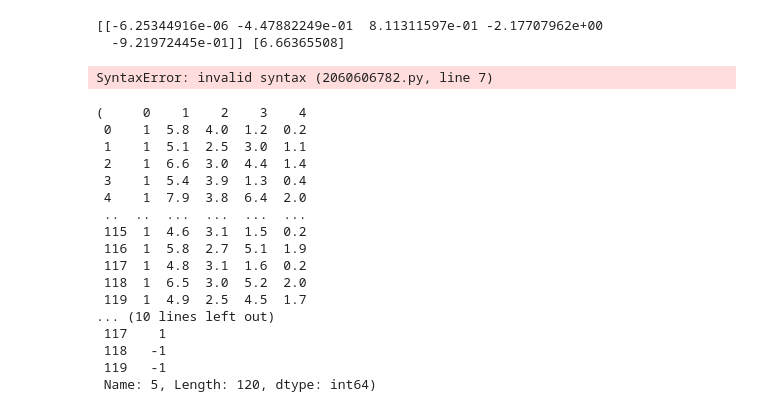
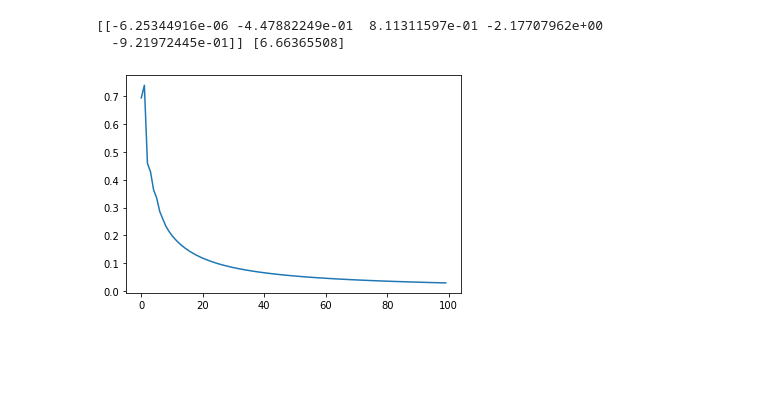
Before and after one commit to willychangx/binary-classification-regression, a Jupyter notebook: Coding Problems.ipynb, the cells around one changed output. Saved outputs shown, nothing was run; the diff lists cells and outputs as text; code cells hidden in the pictures; blank space fills up the shorter version.

```diff
--- a/Coding Problems.ipynb
+++ b/Coding Problems.ipynb
@@ -303,10 +305,10 @@ df = pd.read_csv("iris.data.txt", header=None, sep=",")
 df[4] = df[4].apply(lambda x: redefine_class(x))
 df.insert(0, 'bias', 1)
 df = df.rename(columns={'bias': 0, 0: 1, 1: 2, 2: 3, 3: 4, 4: 5})
-print(df)
+
 training_set = df.sample(frac=0.8, random_state=1).reset_index()
 training_set.pop('index')
-train_X, train_Y = training_set.loc[:,1:4], training_set.loc[:,5]
+train_X, train_Y = training_set.loc[:,0:4], training_set.loc[:,5]
 testing_set = df.copy().drop(training_set.index).reset_index()
 testing_set.pop('index')
-test_X, test_Y = testing_set.loc[:,1:4], testing_set.loc[:,5]
+test_X, test_Y = testing_set.loc[:,0:4], testing_set.loc[:,5]
@@ -342,12 +329,23 @@ print(clf.coef_, clf.intercept_)
 [[-6.25344916e-06 -4.47882249e-01  8.11311597e-01 -2.17707962e+00
   -9.21972445e-01]] [6.66365508]
 # %%
-def logistic_regression(x, y, iterations=100):
+def logistic_regression(x, y, iterations=100, mew=0.2):
     w = np.zeros([5,])
     N = len(x)
+    e_in = []
     for i in range(iterations):
         wt = np.transpose(w)
-        exponent = y * wt @ x
-        grad = -
+        res = []
+        e_in_tmp = 0
+        for i in range(N):
+            res.append(y[i]*x.iloc[i]/(1+np.exp(y[i]*wt @ x.iloc[i])))
+            e_in_tmp += np.log(1+np.exp(-y[i]*wt @ x.iloc[i]))
+        w += mew*pd.DataFrame(res).sum(axis=0)/N
+        e_in.append(e_in_tmp/N)
+    return w, e_in
+
+w, e_in = logistic_regression(train_X, train_Y, iterations=100)
+plt.plot(e_in)
+plt.show()
 # %% [output]
-SyntaxError: invalid syntax (2060606782.py, line 7)
+[figure, added]
@@ -363,20 +351,0 @@ new_w = -pd.DataFrame(res).sum(axis=0)/len(train_X)
-# %%
-train_X, train_Y
-# %% [output]
-(     0    1    2    3    4
- 0    1  5.8  4.0  1.2  0.2
- 1    1  5.1  2.5  3.0  1.1
- 2    1  6.6  3.0  4.4  1.4
- 3    1  5.4  3.9  1.3  0.4
- 4    1  7.9  3.8  6.4  2.0
- ..  ..  ...  ...  ...  ...
- 115  1  4.6  3.1  1.5  0.2
- 116  1  5.8  2.7  5.1  1.9
- 117  1  4.8  3.1  1.6  0.2
- 118  1  6.5  3.0  5.2  2.0
- 119  1  4.9  2.5  4.5  1.7
-... (10 lines left out)
- 117    1
- 118   -1
- 119   -1
- Name: 5, Length: 120, dtype: int64)
```
Also changed, not shown: parts of 14 cells of this notebook.
